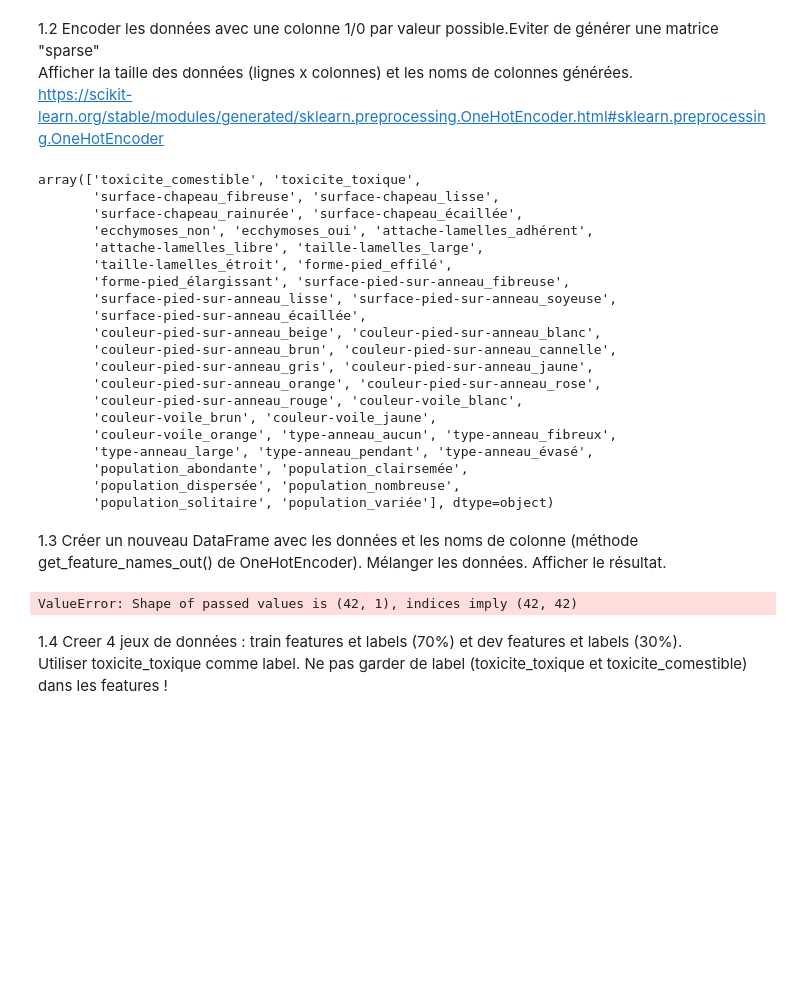
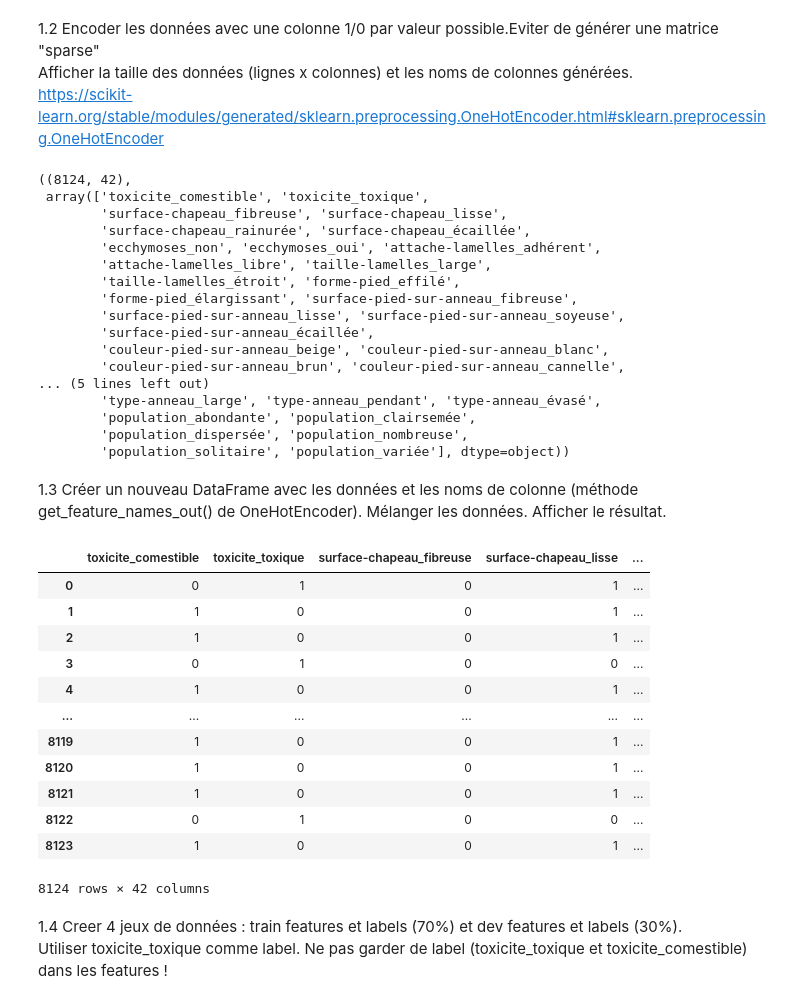
Before and after one commit to Sancti0n/epsi_code_tp, a Jupyter notebook: MachineLeaning/TP1_classification_champignons.ipynb, the cells around one changed output. Drawn from its saved outputs; the diff is of its cells as text; code cells hidden in the pictures; blank space fills up the shorter version.

```diff
--- a/MachineLeaning/TP1_classification_champignons.ipynb
+++ b/MachineLeaning/TP1_classification_champignons.ipynb
@@ -58,36 +58,46 @@ https://scikit-learn.org/stable/modules/generated/sklearn.preprocessing.OneHotEn
 # %%
 encoder = preprocessing.OneHotEncoder(sparse_output=False, dtype=int)
 encoder.fit(my_dataframe)
-valeurs_encode = encoder.get_feature_names_out()
-valeurs_encode
+columns_encode = encoder.get_feature_names_out()
+valeurs_encode = encoder.transform(my_dataframe)
+valeurs_encode.shape, columns_encode
 # %% [output]
-array(['toxicite_comestible', 'toxicite_toxique',
-       'surface-chapeau_fibreuse', 'surface-chapeau_lisse',
-       'surface-chapeau_rainurée', 'surface-chapeau_écaillée',
-       'ecchymoses_non', 'ecchymoses_oui', 'attache-lamelles_adhérent',
-       'attache-lamelles_libre', 'taille-lamelles_large',
-       'taille-lamelles_étroit', 'forme-pied_effilé',
-       'forme-pied_élargissant', 'surface-pied-sur-anneau_fibreuse',
-       'surface-pied-sur-anneau_lisse', 'surface-pied-sur-anneau_soyeuse',
-       'surface-pied-sur-anneau_écaillée',
-       'couleur-pied-sur-anneau_beige', 'couleur-pied-sur-anneau_blanc',
-       'couleur-pied-sur-anneau_brun', 'couleur-pied-sur-anneau_cannelle',
-       'couleur-pied-sur-anneau_gris', 'couleur-pied-sur-anneau_jaune',
-       'couleur-pied-sur-anneau_orange', 'couleur-pied-sur-anneau_rose',
-       'couleur-pied-sur-anneau_rouge', 'couleur-voile_blanc',
-       'couleur-voile_brun', 'couleur-voile_jaune',
-       'couleur-voile_orange', 'type-anneau_aucun', 'type-anneau_fibreux',
-       'type-anneau_large', 'type-anneau_pendant', 'type-anneau_évasé',
-       'population_abondante', 'population_clairsemée',
-       'population_dispersée', 'population_nombreuse',
-       'population_solitaire', 'population_variée'], dtype=object)
+((8124, 42),
+ array(['toxicite_comestible', 'toxicite_toxique',
+        'surface-chapeau_fibreuse', 'surface-chapeau_lisse',
+        'surface-chapeau_rainurée', 'surface-chapeau_écaillée',
+        'ecchymoses_non', 'ecchymoses_oui', 'attache-lamelles_adhérent',
+        'attache-lamelles_libre', 'taille-lamelles_large',
+        'taille-lamelles_étroit', 'forme-pied_effilé',
+        'forme-pied_élargissant', 'surface-pied-sur-anneau_fibreuse',
+        'surface-pied-sur-anneau_lisse', 'surface-pied-sur-anneau_soyeuse',
+        'surface-pied-sur-anneau_écaillée',
+        'couleur-pied-sur-anneau_beige', 'couleur-pied-sur-anneau_blanc',
+        'couleur-pied-sur-anneau_brun', 'couleur-pied-sur-anneau_cannelle',
+... (5 lines left out)
+        'type-anneau_large', 'type-anneau_pendant', 'type-anneau_évasé',
+        'population_abondante', 'population_clairsemée',
+        'population_dispersée', 'population_nombreuse',
+        'population_solitaire', 'population_variée'], dtype=object))
 # %% [markdown]
 1.3 Créer un nouveau DataFrame avec les données et les noms de colonne (méthode get_feature_names_out() de OneHotEncoder). Mélanger les données. Afficher le résultat.
 # %%
-df = pd.DataFrame(valeurs_encode, columns=encoder.get_feature_names_out())
+df = pd.DataFrame(valeurs_encode, columns=columns_encode)
 df
 # %% [output]
+|  | toxicite_comestible | toxicite_toxique | surface-chapeau_fibreuse | surface-chapeau_lisse | ... |
+| 0 | 0 | 1 | 0 | 1 | ... |
+| 1 | 1 | 0 | 0 | 1 | ... |
+| 2 | 1 | 0 | 0 | 1 | ... |
+| 3 | 0 | 1 | 0 | 0 | ... |
+| 4 | 1 | 0 | 0 | 1 | ... |
+| ... | ... | ... | ... | ... | ... |
+| 8119 | 1 | 0 | 0 | 1 | ... |
+| 8120 | 1 | 0 | 0 | 1 | ... |
+| 8121 | 1 | 0 | 0 | 1 | ... |
+| 8122 | 0 | 1 | 0 | 0 | ... |
+| 8123 | 1 | 0 | 0 | 1 | ... |
-ValueError: Shape of passed values is (42, 1), indices imply (42, 42)
+8124 rows × 42 columns
 # %% [markdown]
 1.4 Creer 4 jeux de données : train features et labels (70%) et dev features et labels (30%).\
 Utiliser toxicite_toxique comme label. Ne pas garder de label (toxicite_toxique et toxicite_comestible) dans les features !
```
Also changed, not shown: parts of 4 cells of this notebook.
